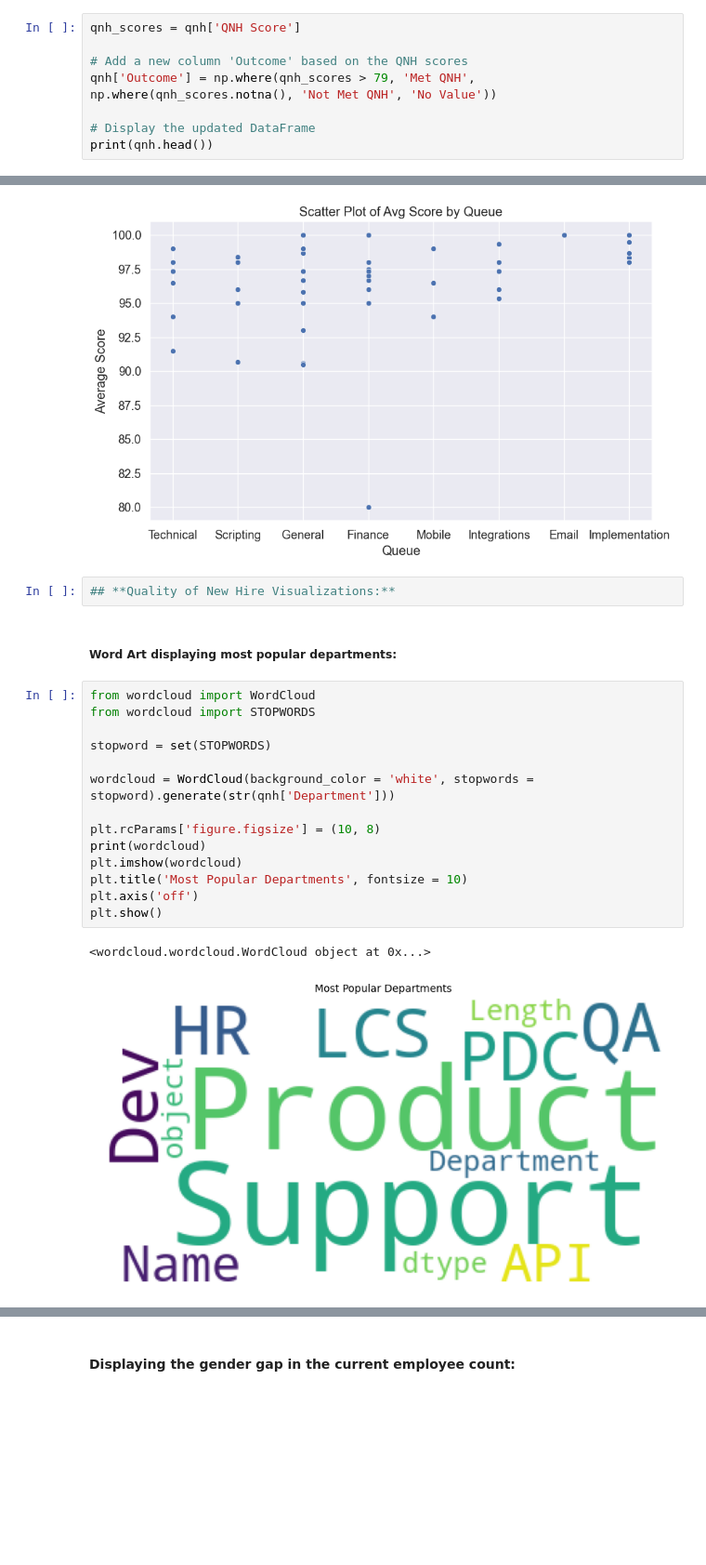
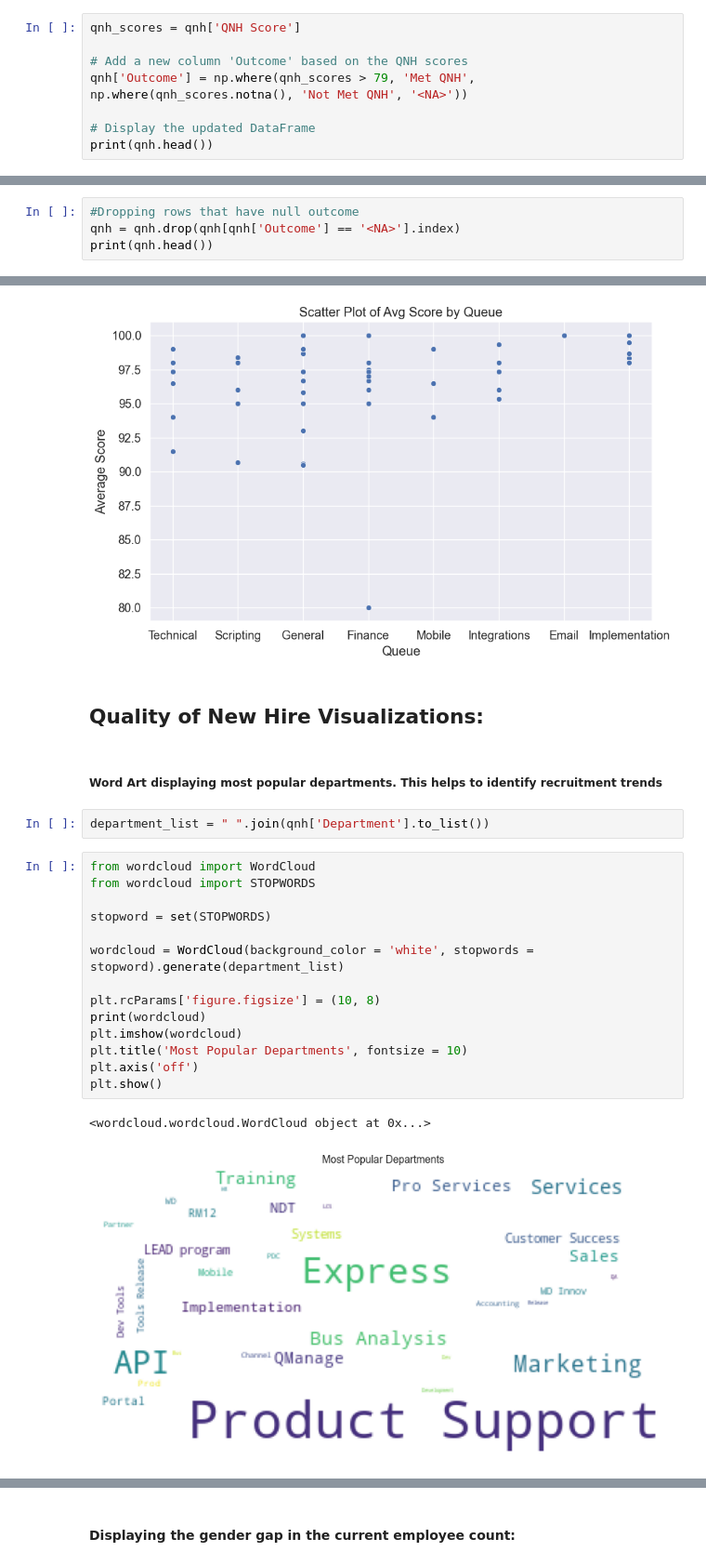
Before and after one commit to mpwalker0517/Capstone_HR_Dashboard, a Jupyter notebook: HR_Dash.ipynb, the cells around one changed output, grey strips where cells are left out. Shown at 93% size. Drawn from its saved outputs; the diff is of its cells as text; blank space fills up the shorter version.

```diff
--- a/HR_Dash.ipynb
+++ b/HR_Dash.ipynb
@@ -394,7 +367,7 @@ print(qnh.head())
 qnh_scores = qnh['QNH Score']
 
 # Add a new column 'Outcome' based on the QNH scores
-qnh['Outcome'] = np.where(qnh_scores > 79, 'Met QNH', np.where(qnh_scores.notna(), 'Not Met QNH', 'No Value'))
+qnh['Outcome'] = np.where(qnh_scores > 79, 'Met QNH', np.where(qnh_scores.notna(), 'Not Met QNH', '<NA>'))
 
 # Display the updated DataFrame
 print(qnh.head())
@@ -418,0 +394,4 @@ print(qnh.head())
+# %%
+#Dropping rows that have null outcome
+qnh = qnh.drop(qnh[qnh['Outcome'] == '<NA>'].index)
+print(qnh.head())
@@ -581,25 +670,27 @@ plt.title('Scatter Plot of Avg Score by Queue')
 plt.show()
 # %% [output]
 [figure]
-# %%
-## **Quality of New Hire Visualizations:**
+# %% [markdown]
+## **Quality of New Hire Visualizations:**
 # %% [markdown]
-##### Word Art displaying most popular departments:
+##### Word Art displaying most popular departments. This helps to identify recruitment trends
+# %%
+department_list = " ".join(qnh['Department'].to_list())
 # %%
 from wordcloud import WordCloud
 from wordcloud import STOPWORDS
 
 stopword = set(STOPWORDS)
 
-wordcloud = WordCloud(background_color = 'white', stopwords = stopword).generate(str(qnh['Department']))
+wordcloud = WordCloud(background_color = 'white', stopwords = stopword).generate(department_list)
 
 plt.rcParams['figure.figsize'] = (10, 8)
 print(wordcloud)
 plt.imshow(wordcloud)
 plt.title('Most Popular Departments', fontsize = 10)
 plt.axis('off')
 plt.show()
 # %% [output]
 <wordcloud.wordcloud.WordCloud object at 0x...>
-[figure, old version]
+[figure, new version]
 # %% [markdown]
```
Also changed, not shown: parts of 58 cells of this notebook, 5 other files.
